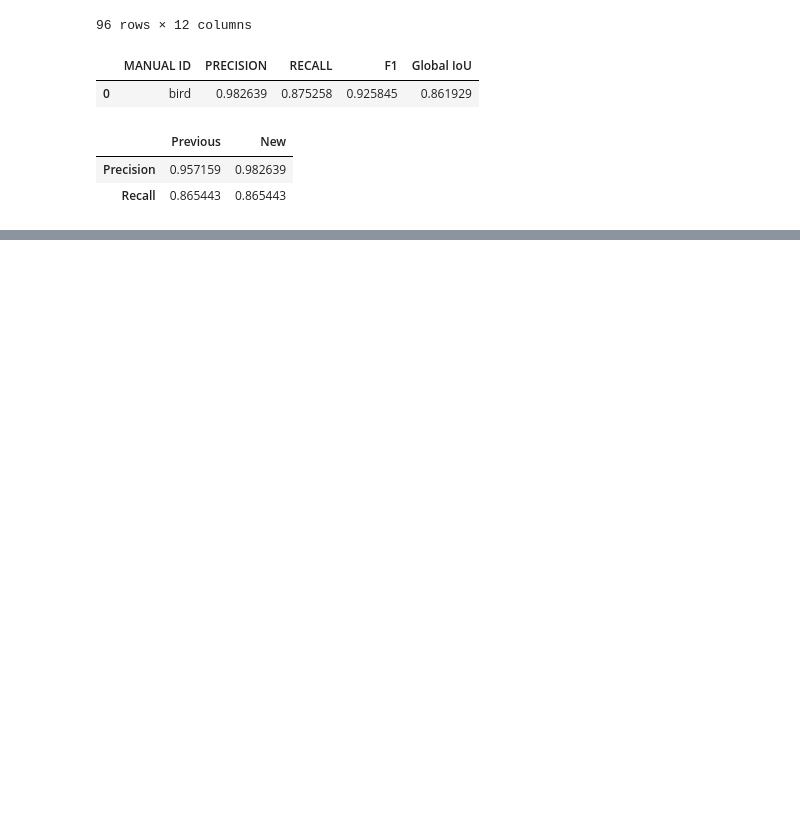
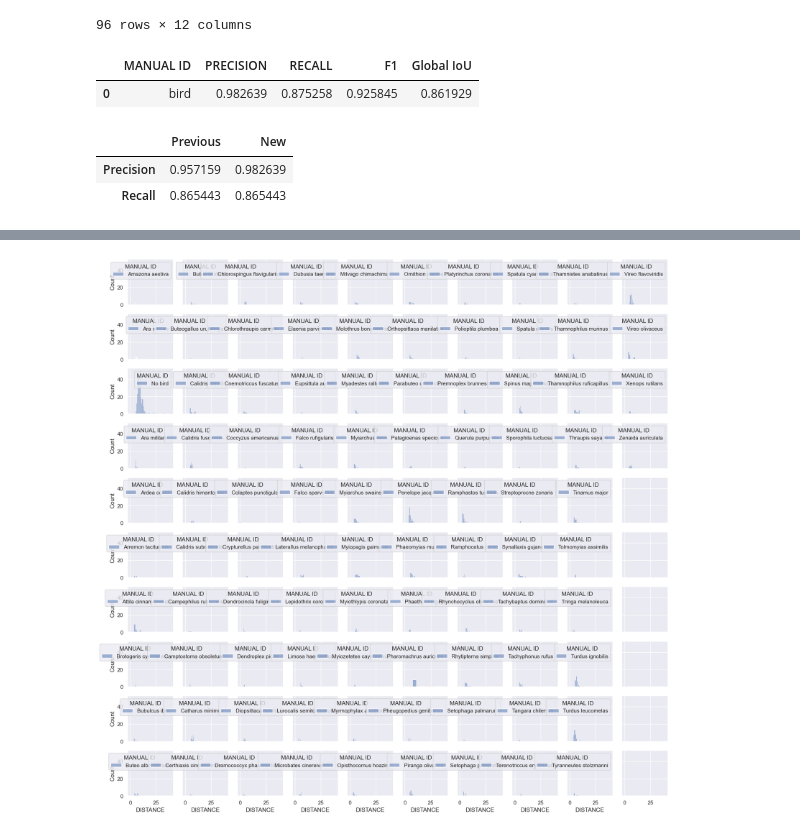
Before and after one commit to UCSD-E4E/passive-acoustic-biodiversity, a Jupyter notebook: BirdnetEmbeddings/Centroid_Exploration.ipynb, the cells around one changed output, grey strips where cells are left out. Saved outputs shown, nothing was run; the diff lists cells and outputs as text; code cells hidden in the pictures; blank space fills up the shorter version.

```diff
--- a/BirdnetEmbeddings/Centroid_Exploration.ipynb
+++ b/BirdnetEmbeddings/Centroid_Exploration.ipynb
@@ -380,0 +395,16 @@ global_stats(annotations_df, manual_df)
+# %%
+# Plotting each species separately
+figure, axes = plt.subplots(10, 10, figsize = (20, 20), sharex = True, sharey = True)
+
+x = 0
+y = 0
+
+for species in embeddings_df["MANUAL ID"].unique():
+    sns.histplot(ax = axes[x, y], data = embeddings_df[embeddings_df["MANUAL ID"] == species][["MANUAL ID", "DISTANCE"]], x = "DISTANCE", hue = "MANUAL ID", legend = True)
+    if x < 9:
+        x += 1
+    else:
+        x = 0
+        y += 1
+# %% [output]
+[figure, added]
```
Also changed, not shown: parts of 6 cells of this notebook.
